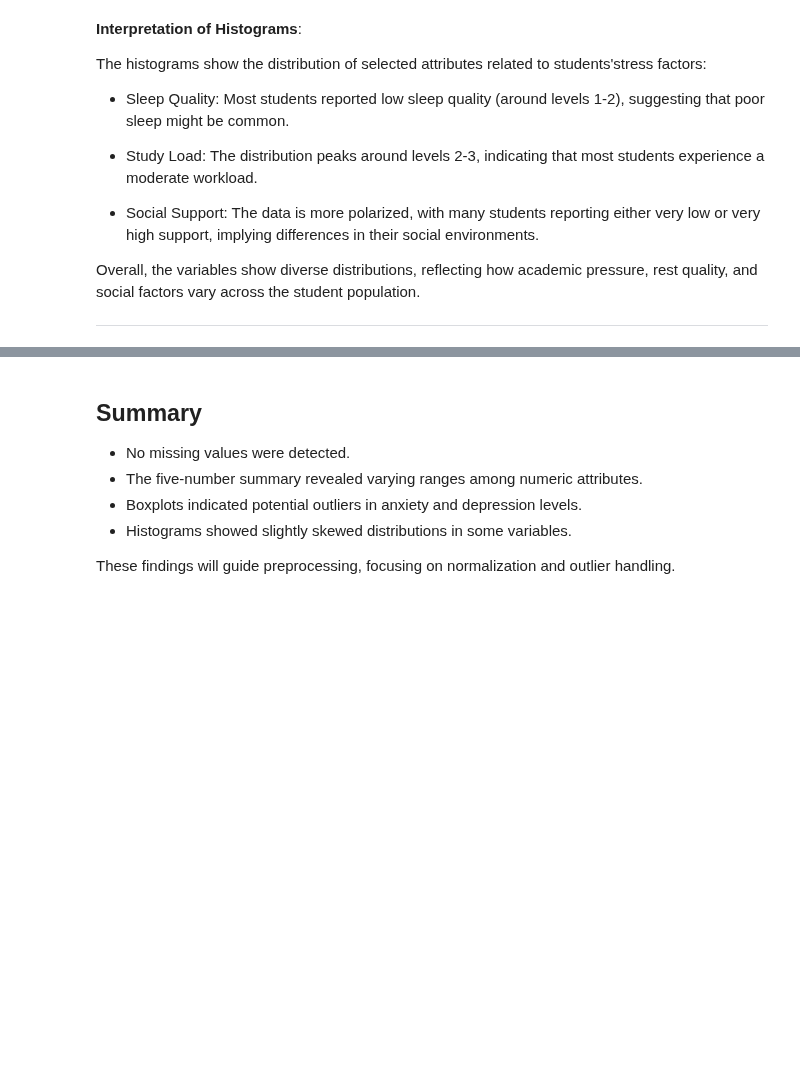
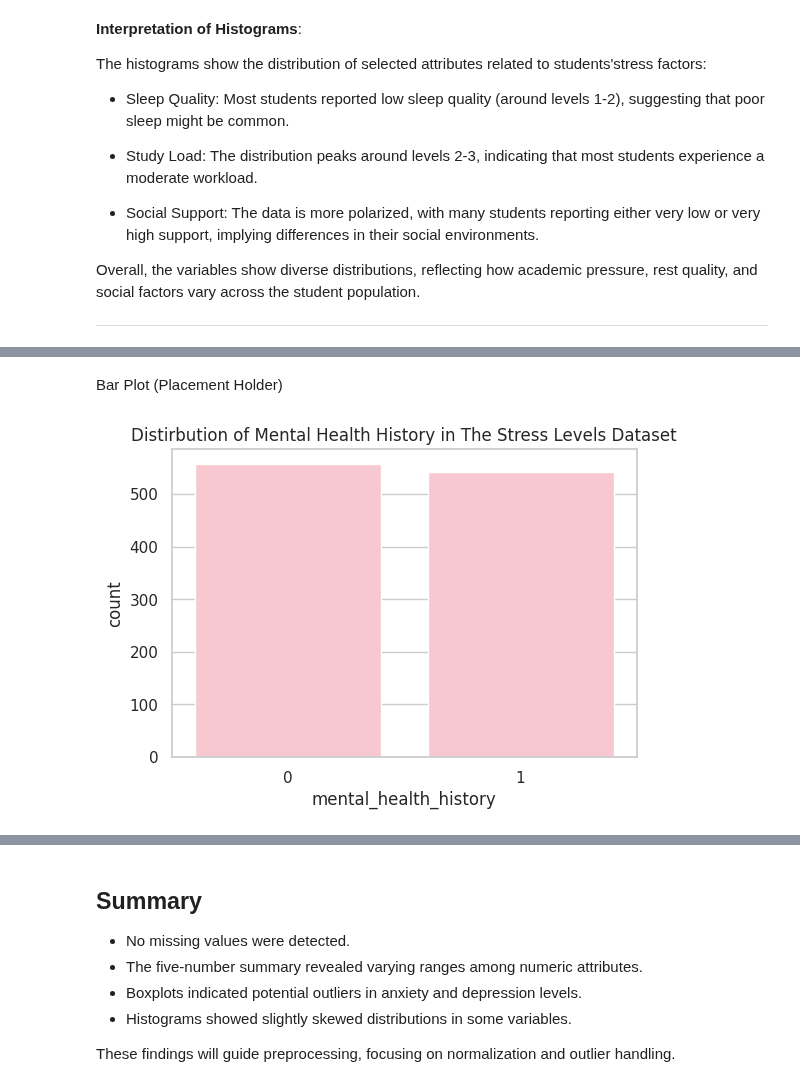
Before and after one commit to LanaAlhussaini/G12.DM, a Jupyter notebook: phase2.ipynb, the cells around one changed output, grey strips where cells are left out. Saved outputs shown, nothing was run; the diff lists cells and outputs as text; code cells hidden in the pictures; blank space fills up the shorter version.

```diff
--- a/phase2.ipynb
+++ b/phase2.ipynb
@@ -185,0 +206,8 @@ Overall, the variables show diverse distributions, reflecting how academic press
+# %% [markdown]
+Bar Plot (Placement Holder)
+# %%
+sns.countplot(x='mental_health_history' , color='pink', data=df )
+plt.title('Distirbution of Mental Health History in The Stress Levels Dataset')
+plt.show()
+# %% [output]
+[figure, added]
```
Also changed, not shown: parts of 7 cells of this notebook.
